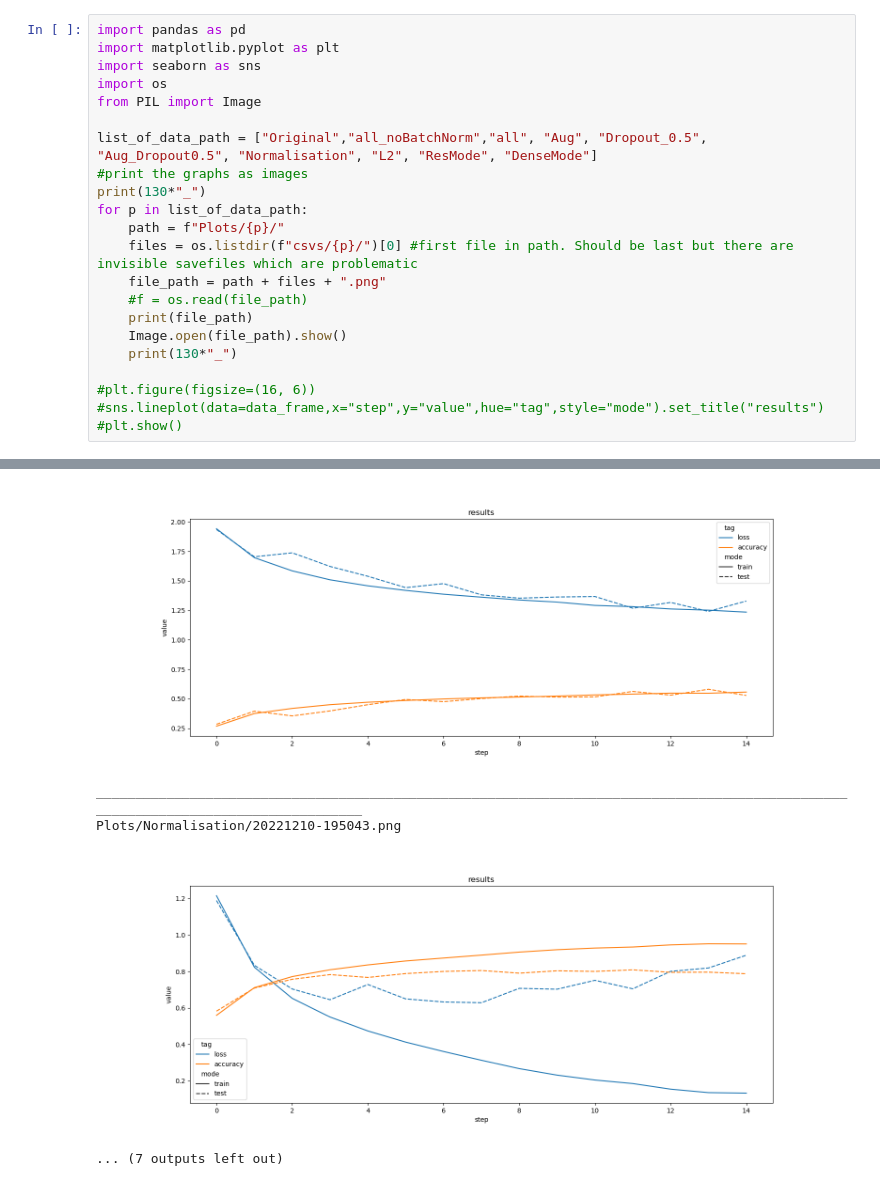
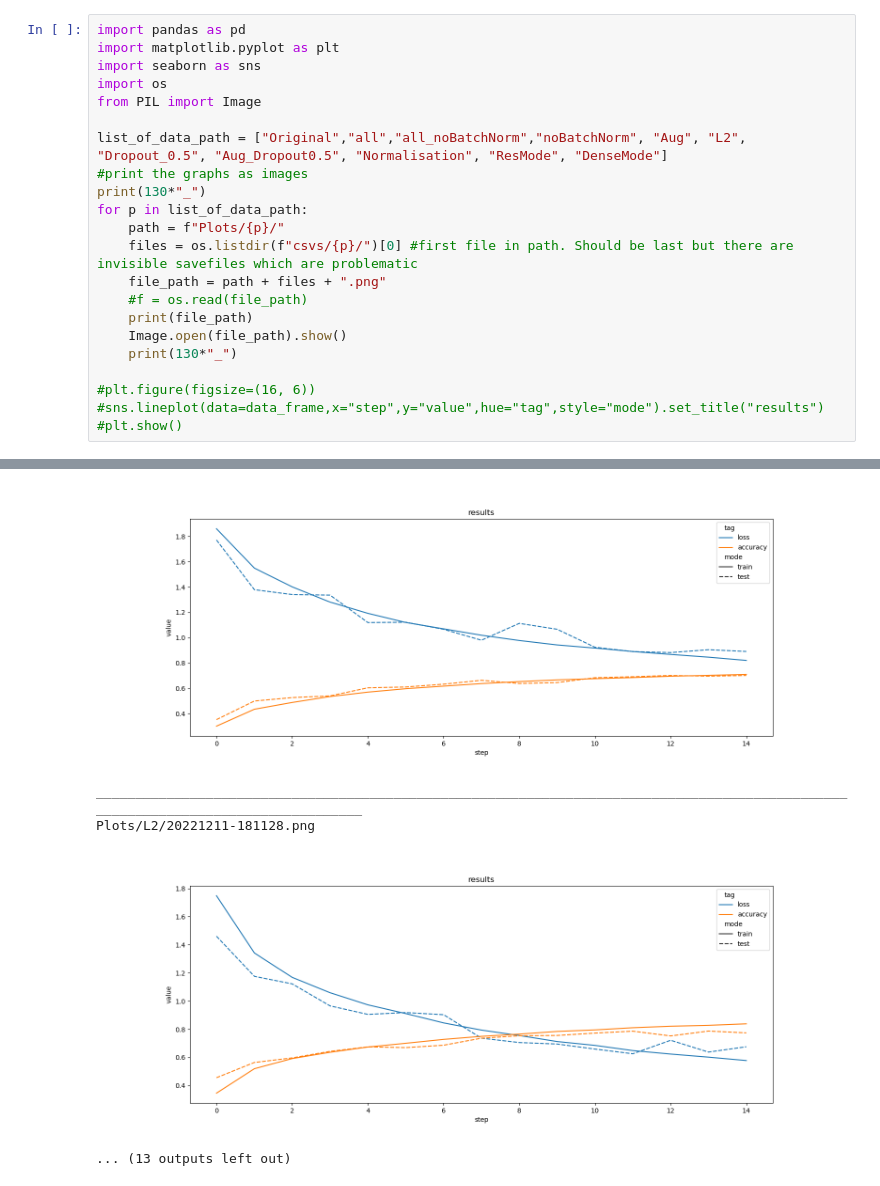
Before and after one commit to Kirschberg32/TensorFlow_22-23, a Jupyter notebook: Homework06/main_plot_all.ipynb, the cells around one changed output, grey strips where cells are left out. Saved outputs shown, nothing was run; the diff lists cells and outputs as text.

```diff
--- a/Homework06/main_plot_all.ipynb
+++ b/Homework06/main_plot_all.ipynb
@@ -58,7 +58,7 @@ import seaborn as sns
 import os
 from PIL import Image
 
-list_of_data_path = ["Original","all_noBatchNorm","all", "Aug", "Dropout_0.5", "Aug_Dropout0.5", "Normalisation", "L2", "ResMode", "DenseMode"]
+list_of_data_path = ["Original","all","all_noBatchNorm","noBatchNorm", "Aug", "L2", "Dropout_0.5", "Aug_Dropout0.5", "Normalisation", "ResMode", "DenseMode"]
 #print the graphs as images
 print(130*"_")
 for p in list_of_data_path:
@@ -91,5 +91,5 @@ Plots/Aug_Dropout0.5/20221211-020119.png
-[figure, old version]
+[figure, new version]
 __________________________________________________________________________________________________________________________________
-Plots/Normalisation/20221210-195043.png
+Plots/L2/20221211-181128.png
-[figure, old version]
+[figure, new version]
-... (7 outputs left out)
+... (13 outputs left out)
```
Also changed, not shown: parts of 2 cells of this notebook.
